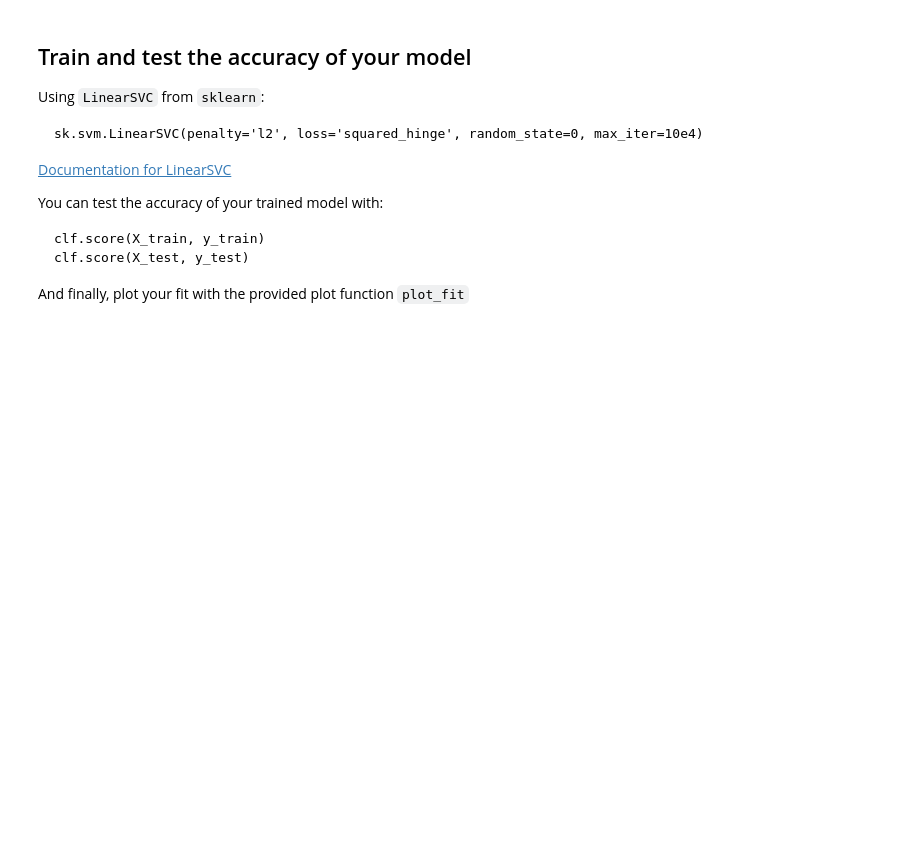
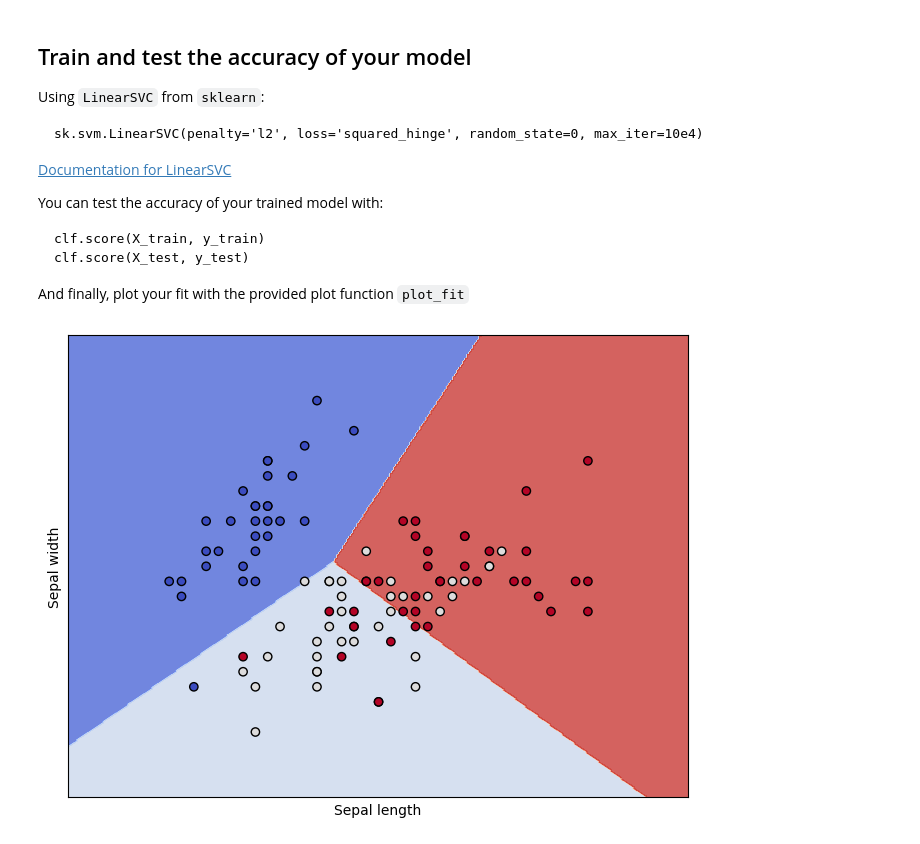
Before and after one commit to alpacfer/pfas, a Jupyter notebook: week8/week8/Exercise1.ipynb, the cells around one changed output. Cells and saved outputs as stored; diff of their text form; code cells hidden in the pictures; blank space fills up the shorter version.

```diff
--- a/week8/week8/Exercise1.ipynb
+++ b/week8/week8/Exercise1.ipynb
@@ -100,3 +137,6 @@ train_test_split(data, target, test_size=n)
+# %%
+# Train test split
+X_train, X_test, y_train, y_test = train_test_split(X_scaled, y, test_size=0.3, random_state=42)
 # %% [markdown]
 ## Train and test the accuracy of your model
 Using `LinearSVC` from `sklearn`:
@@ -118,0 +155,12 @@ And finally, plot your fit with the provided plot function `plot_fit`
+# %%
+# Train the model
+sk.svm.LinearSVC(penalty='l2', loss='squared_hinge', random_state=0, max_iter=10e4)
+
+# Fit the model
+clf = sk.svm.LinearSVC().fit(X_train, y_train)
+
+# Plot the fit
+plot_fit(X_train, y_train, clf)
+plt.show()
+# %% [output]
+[figure, added]
```
Also changed, not shown: parts of 15 cells of this notebook, 1 other file.
